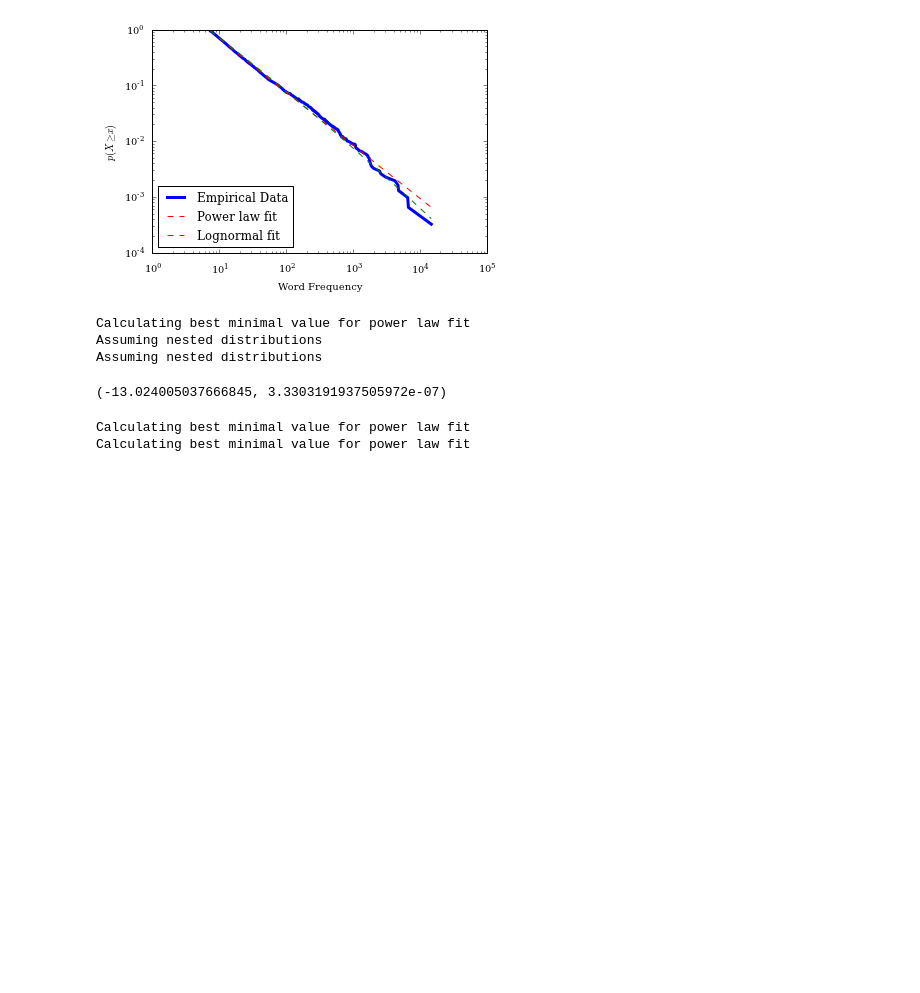
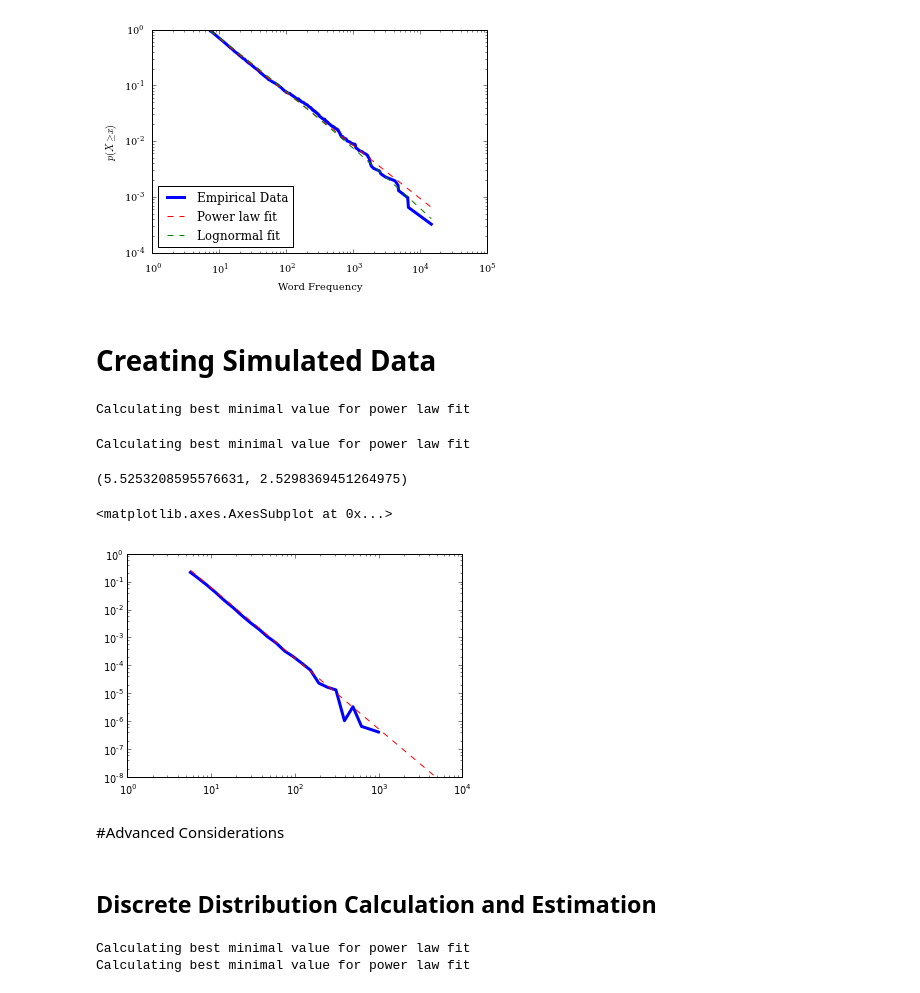
Before and after one commit to jeffalstott/powerlaw, a Jupyter notebook: manuscript/Manuscript_Code.ipynb, the cells around one changed output. Cells and saved outputs as stored; diff of their text form; code cells hidden in the pictures; blank space fills up the shorter version.

```diff
--- a/manuscript/Manuscript_Code.ipynb
+++ b/manuscript/Manuscript_Code.ipynb
@@ -298,17 +347,37 @@ savefig('FigLognormal.eps', bbox_inches='tight')
 # %% [output]
 Calculating best minimal value for power law fit
 [figure]
-# %%
-data = blackouts
-fit = powerlaw.Fit(data)
-####
-fit.loglikelihood_ratio('power_law', 'truncated_power_law')
-fit.loglikelihood_ratio('exponential', 'stretched_exponential')
-# %% [output]
-Calculating best minimal value for power law fit
-Assuming nested distributions
-Assuming nested distributions
-(-13.024005037666845, 3.3303191937505972e-07)
+# %% [markdown]
+# Creating Simulated Data
+# %%
+empirical_data = blackouts
+####
+fit = powerlaw.Fit(empirical_data)
+simulated_data = fit.power_law.generate_random(10000)
+
+theoretical_distribution = powerlaw.Power_Law(xmin=5.0, parameters=[2.5])
+simulated_data = theoretical_distribution.generate_random(10000)
+# %% [output]
+Calculating best minimal value for power law fit
+# %%
+theoretical_distribution = powerlaw.Power_Law(xmin=5.0, parameters=[2.5])
+simulated_data = theoretical_distribution.generate_random(10000)
+####
+fit = powerlaw.Fit(simulated_data)
+fit.power_law.xmin, fit.power_law.alpha
+# %% [output]
+Calculating best minimal value for power law fit
+(5.5253208595576631, 2.5298369451264975)
+# %%
+powerlaw.plot_pdf(simulated_data,linewidth=3)
+fit.power_law.plot_pdf(simulated_data,linestyle='--',color='r')
+# %% [output]
+<matplotlib.axes.AxesSubplot at 0x...>
+[figure, added]
+# %% [markdown]
+#Advanced Considerations
+# %% [markdown]
+## Discrete Distribution Calculation and Estimation
 # %%
 data = blackouts
 ####
```
Also changed, not shown: parts of 43 cells of this notebook.
